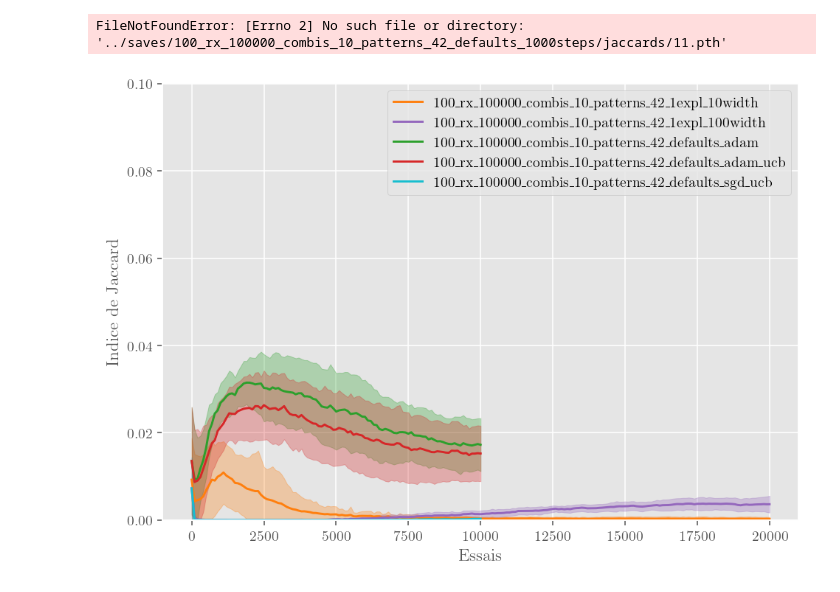
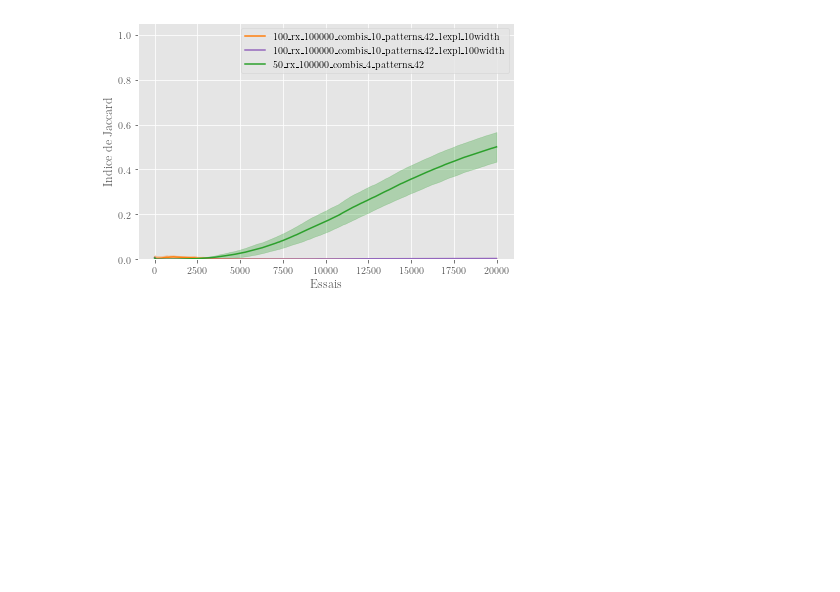
Before and after one commit to Quoding/optimneuralbandits, a Jupyter notebook: testing/viz/vizualize_perf_metrics.ipynb, the cells around one changed output. Saved outputs shown, nothing was run; the diff lists cells and outputs as text; code cells hidden in the pictures; blank space fills up the shorter version.

```diff
--- a/testing/viz/vizualize_perf_metrics.ipynb
+++ b/testing/viz/vizualize_perf_metrics.ipynb
@@ -21,7 +24,8 @@ saves_path = '../saves'
 experiments = [
     "100_rx_100000_combis_10_patterns_42_1expl_10width",
     "100_rx_100000_combis_10_patterns_42_1expl_100width",
-"100_rx_100000_combis_10_patterns_42_defaults_1000steps",
+    "50_rx_100000_combis_4_patterns_42",
+# "100_rx_100000_combis_10_patterns_42_defaults_1000steps",
 # "100_rx_100000_combis_10_patterns_42_defaults_2layers",
 
 ]
@@ -37,8 +41,6 @@ for exp in experiments:
         for run in range(n_runs):
             path = f"{saves_path}/{exp}/{metric}/{run}.pth"
             metrics_dict[exp][metric].append(torch.load(path))
-# %% [output]
-FileNotFoundError: [Errno 2] No such file or directory: '../saves/100_rx_100000_combis_10_patterns_42_defaults_1000steps/jaccards/11.pth'
 # %%
 colors = ["tab:orange", "tab:purple", "tab:green", "tab:red", "tab:cyan", "tab:brown"]
 labels = experiments
@@ -47,28 +49,28 @@ upper_lim = 20100
 # %%
 metric = "jaccards"
 
 for i, exp in enumerate(metrics_dict.keys()):
     means = np.nanmean(metrics_dict[exp][metric], axis=0)[: (upper_lim // interval)]
     stds = np.nanstd(metrics_dict[exp][metric], axis=0)[: (upper_lim // interval)]
     x = np.arange(len(means)) * interval
 
     plt.plot(x, means, color=colors[i], label=labels[i])
     plt.fill_between(
         x,
         np.clip(means - stds, 0, 1),
         np.clip(means + stds, 0, 1),
         color=colors[i],
         alpha=0.3,
     )
     plt.xlabel("Essais")
     plt.ylabel("Indice de Jaccard")
 plt.legend()
-plt.ylim(0, 0.1)
+plt.ylim(0, 1.05)
 plt.tight_layout()
 plt.show()
 # plt.savefig(f'../images/exp_poly/perf/')
 # %% [output]
-[figure, old version]
+[figure, new version]
 # %%
 metric = "ratio_apps"
 
```
Also changed, not shown: parts of 8 cells of this notebook, 3 other files.
